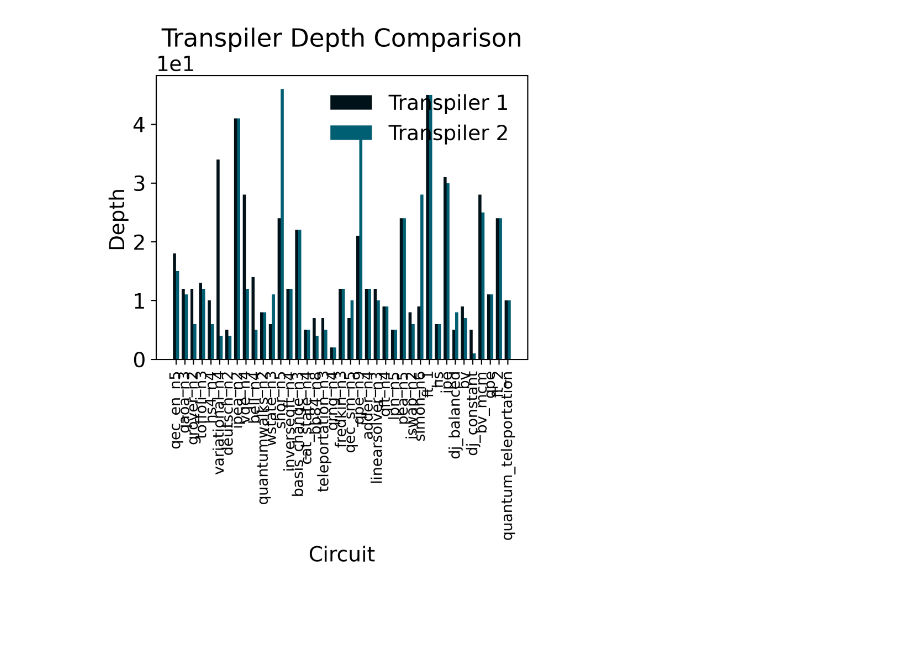
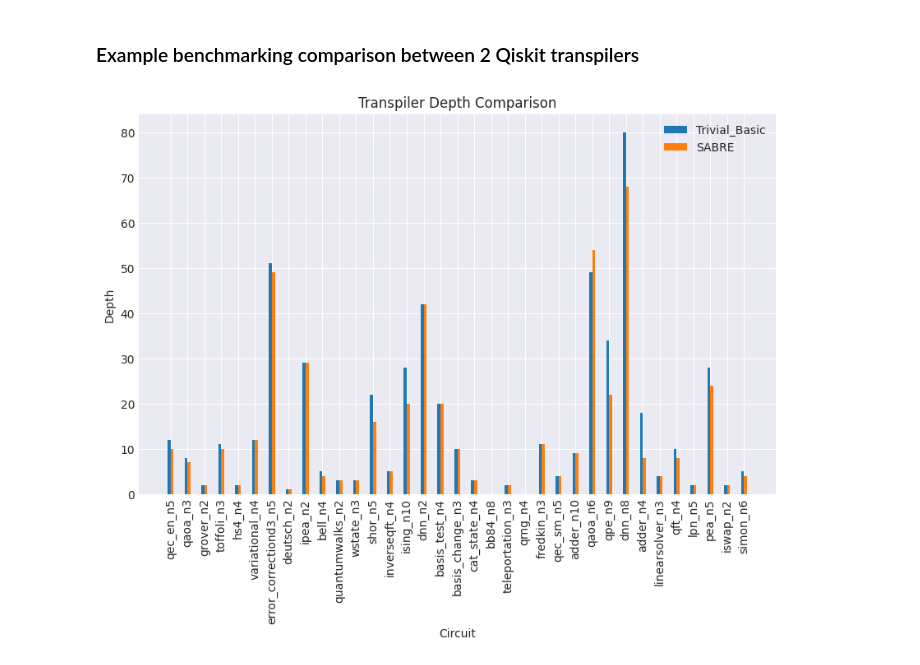
Before and after one commit to evmckinney9/transpile_benchy, a Jupyter notebook: src/notebooks/main.ipynb, the cells around one changed output. Saved outputs shown, nothing was run; the diff lists cells and outputs as text; code cells hidden in the pictures; blank space fills up the shorter version.

```diff
--- a/src/notebooks/main.ipynb
+++ b/src/notebooks/main.ipynb
@@ -1,21 +1,14 @@
-# %%
-from transpile_benchy.main import Benchmark
-from qiskit import transpile
-
-
-# XXX not sure best way to define the runnables
-def t0(c):
-    return transpile(c, optimization_level=0)
-
-
-def t3(c):
-    return transpile(c, optimization_level=3)
-
-
-b = Benchmark(t0, t3, size="small")
-b.run()
-
-# plot and save as svg
-b.plot(save=True)
-# %% [output]
-[figure, removed]
+# %% [markdown]
+### Example benchmarking comparison between 2 Qiskit transpilers
+# %%
+from transpile_benchy.interface import QASMBench
+
+qasm_bench = QASMBench(size="small")
+
+from transpile_benchy.metrics import DepthMetric
+
+depth_metric = DepthMetric()
+
+from qiskit.transpiler import CouplingMap
+
+coupling_map = CouplingMap.from_grid(4, 5)
@@ -21,0 +76,21 @@ b.plot(save=True)
+# %%
+import logging
+from transpile_benchy.benchmark import Benchmark
+
+# Create a specific logger for transpile_benchy and set its level to DEBUG
+transpile_benchy_logger = logging.getLogger("transpile_benchy")
+# transpile_benchy_logger.setLevel(logging.DEBUG)
+transpile_benchy_logger.setLevel(logging.INFO)
+
+# Silence the qiskit logger by setting its level to WARNING or higher
+qiskit_logger = logging.getLogger("qiskit")
+qiskit_logger.setLevel(logging.WARNING)
+
+benchmark = Benchmark(
+    [Trivial_Basic(), SABRE()], [qasm_bench], [depth_metric], transpile_benchy_logger
+)
+benchmark.run()
+# %%
+benchmark.plot(save=True)
+# %% [output]
+[figure, added]
```
Also changed, not shown: parts of 1 cell of this notebook, 8 other files.
